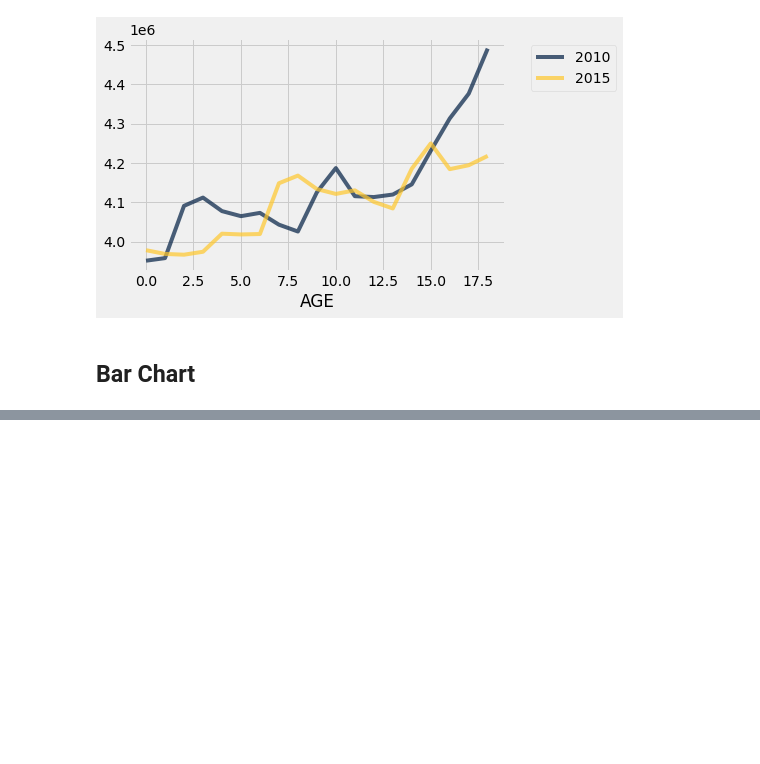
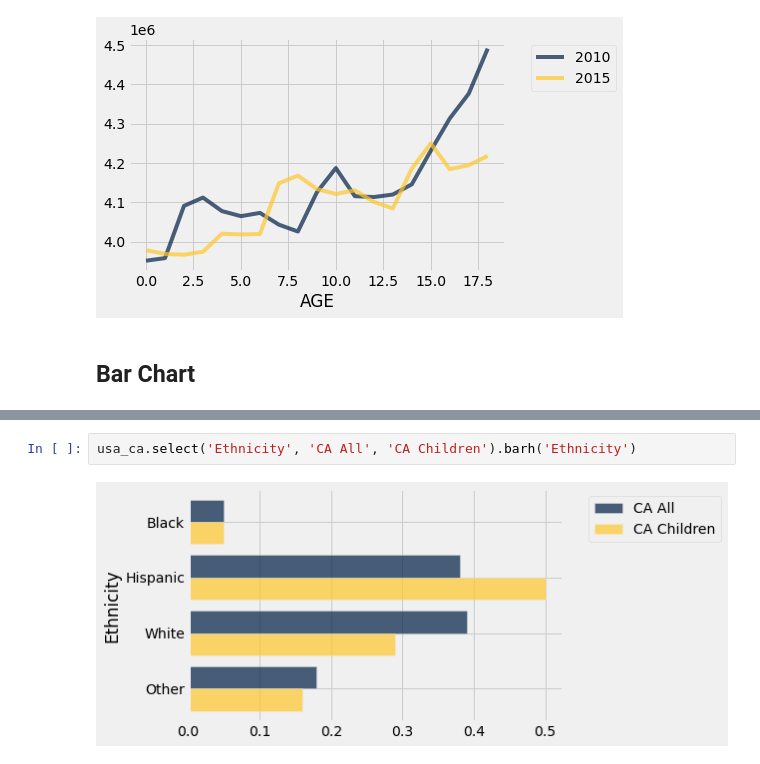
Before and after one commit to abdulbaqi/ms_python, a Jupyter notebook: viz.ipynb, the cells around one changed output, grey strips where cells are left out. Drawn from its saved outputs; the diff is of its cells as text; blank space fills up the shorter version.

```diff
--- a/viz.ipynb
+++ b/viz.ipynb
@@ -236,0 +254,4 @@ children.plot('AGE')
+# %%
+usa_ca.select('Ethnicity', 'CA All', 'CA Children').barh('Ethnicity')
+# %% [output]
+[figure, added]
```
Also changed, not shown: parts of 3 cells of this notebook.
